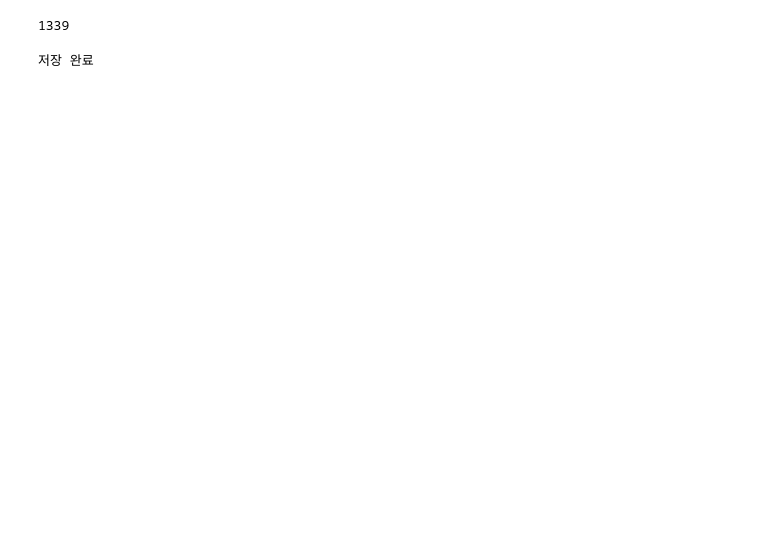
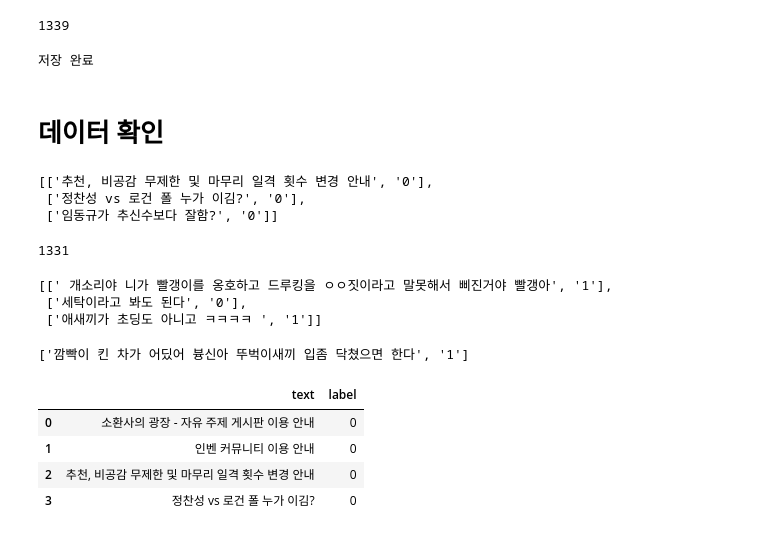
Before and after one commit to hwon-n/section4_project, a Jupyter notebook: curse_filtering.ipynb, the cells around one changed output. Cells and saved outputs as stored; diff of their text form; code cells hidden in the pictures; blank space fills up the shorter version.

```diff
--- a/curse_filtering.ipynb
+++ b/curse_filtering.ipynb
@@ -68,3 +86,48 @@ with open(path, 'w', encoding = 'utf-8') as f:
 print('저장 완료')
 # %% [output]
 저장 완료
+# %% [markdown]
+# 데이터 확인
+# %%
+# 데이터 불러오기
+
+path = '/content/drive/MyDrive/inven_data.txt'
+inven_file = open(path, encoding='utf-8')
+inven_data = []
+
+for text in inven_file:
+  text = text.replace('\n', '')
+  text, label = text.split('|', 1)
+  inven_data.append([text, label])
+
+inven_data[2:5]
+# %% [output]
+[['추천, 비공감 무제한 및 마무리 일격 횟수 변경 안내', '0'],
+ ['정찬성 vs 로건 폴 누가 이김?', '0'],
+ ['임동규가 추신수보다 잘함?', '0']]
+# %%
+len(inven_data)
+# %% [output]
+1331
+# %%
+curse[2:5]
+# %% [output]
+[[' 개소리야 니가 빨갱이를 옹호하고 드루킹을 ㅇㅇ짓이라고 말못해서 삐진거야 빨갱아', '1'],
+ ['세탁이라고 봐도 된다', '0'],
+ ['애새끼가 초딩도 아니고 ㅋㅋㅋㅋ ', '1']]
+# %%
+inven_data.extend(curse)
+inven_data[2222]
+# %% [output]
+['깜빡이 킨 차가 어딨어 븅신아 뚜벅이새끼 입좀 닥쳤으면 한다', '1']
+# %%
+import pandas as pd
+
+df = pd.DataFrame(inven_data, columns = ['text', 'label'])
+df.head(4)
+# %% [output]
+|  | text | label |
+| 0 | 소환사의 광장 - 자유 주제 게시판 이용 안내 | 0 |
+| 1 | 인벤 커뮤니티 이용 안내 | 0 |
+| 2 | 추천, 비공감 무제한 및 마무리 일격 횟수 변경 안내 | 0 |
+| 3 | 정찬성 vs 로건 폴 누가 이김? | 0 |
```
Also changed, not shown: parts of 16 cells of this notebook.
